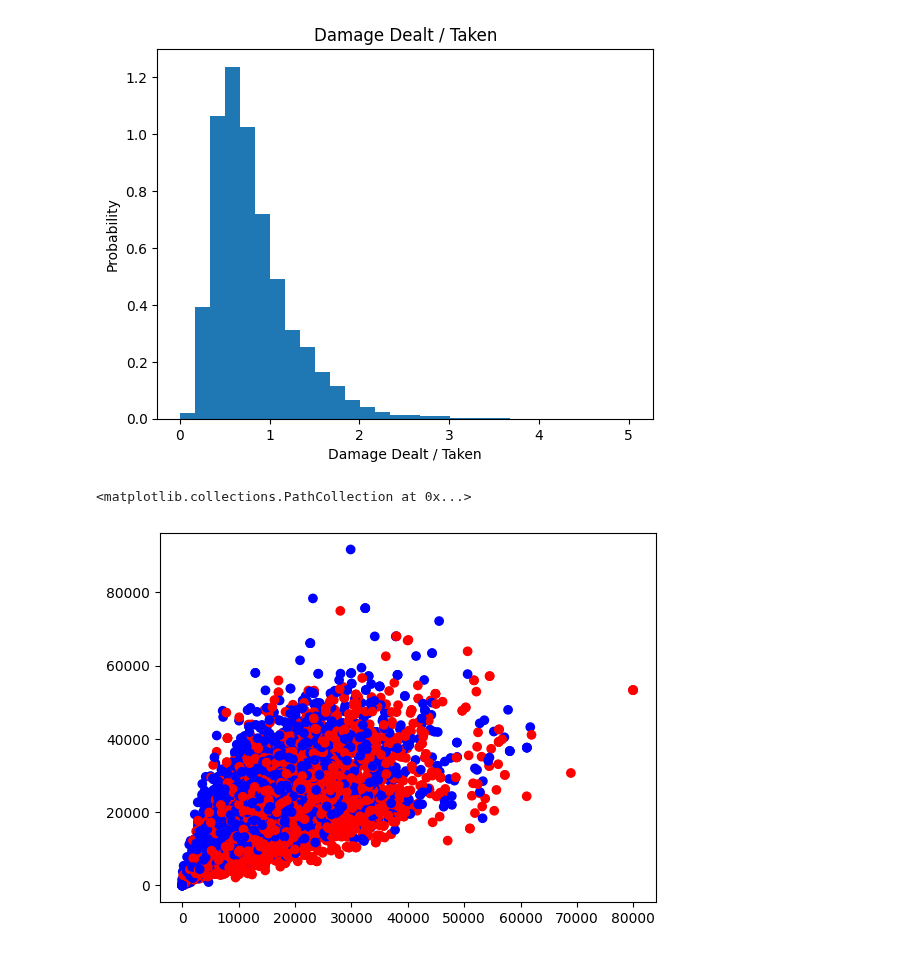
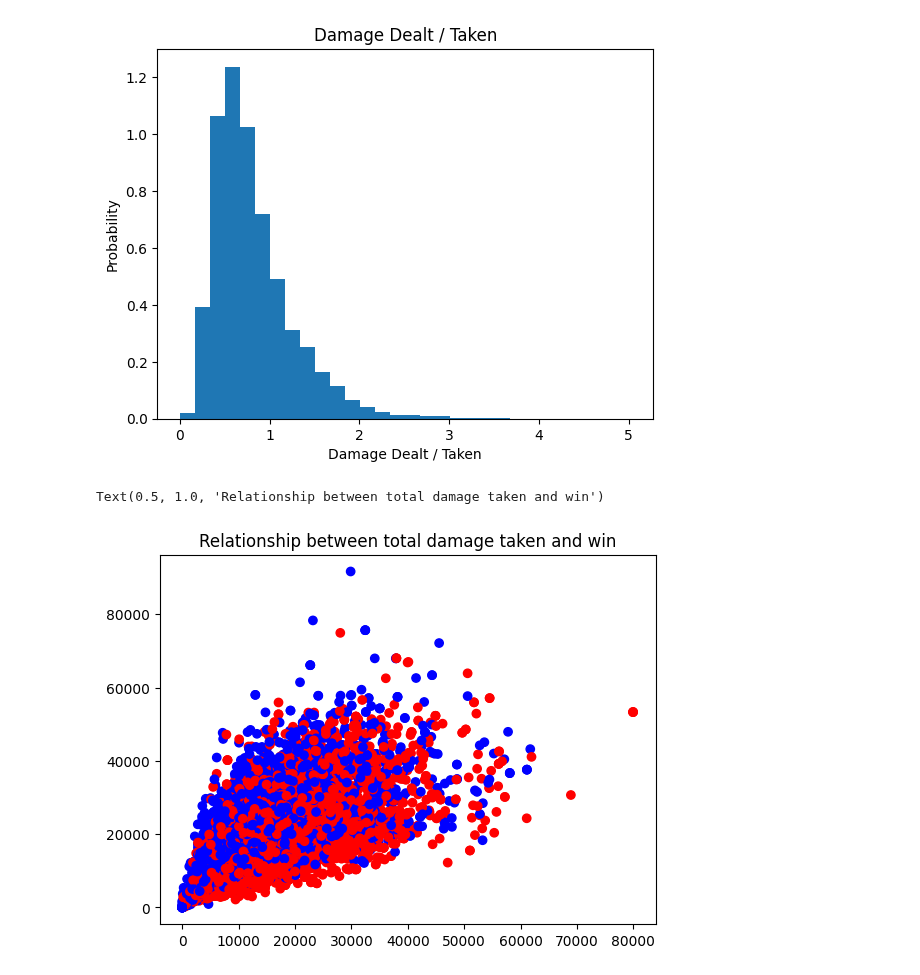
Before and after one commit to MohamedHAmin/Big-Data-Project, a Jupyter notebook: relations.ipynb, the cells around one changed output. Cells and saved outputs as stored; diff of their text form; code cells hidden in the pictures.

Commit message:
last version relations

```diff
--- a/relations.ipynb
+++ b/relations.ipynb
@@ -107,10 +117,13 @@ plot_pdf(np.divide(tdd, tdt), "Damage Dealt / Taken", "Damage Dealt / Taken","Pr
 # %%
 # Relationship between total damage taken and win
 win = np_data_participant[:,5]
 plt.scatter(tdd, tdt, color = ['red' if w == 1 else 'blue' for w in win])
+plt.title('Relationship between total damage taken and win')
+# this is the same as the first plot but with the win/lose factor
+# it makes sense, as we can see that players who win tend to deal more damage than players who lose
 # %% [output]
-<matplotlib.collections.PathCollection at 0x...>
+Text(0.5, 1.0, 'Relationship between total damage taken and win')
-[figure, old version]
+[figure, new version]
 # %%
 # Relationship between total kills and win
 kills = np_data_participant[:,2]
```
Also changed, not shown: parts of 9 cells of this notebook.
